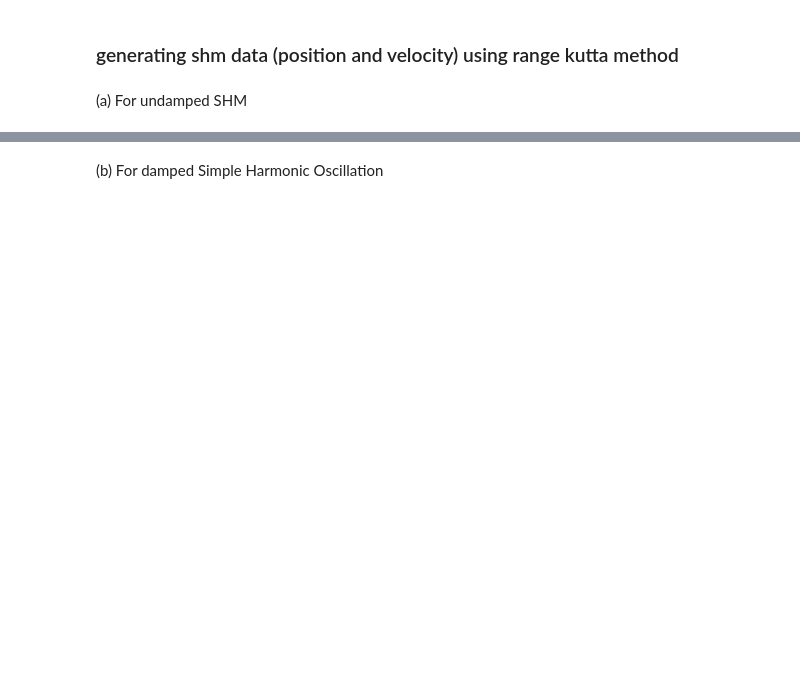
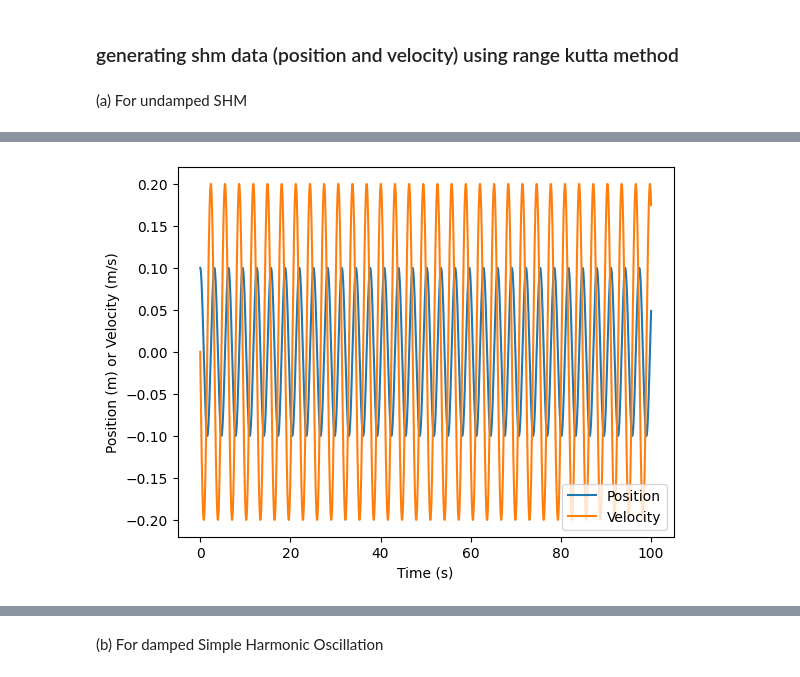
Before and after one commit to oops-moment/Van-der-Pol-informed-Neural-Networks, a Jupyter notebook: code.ipynb, the cells around one changed output, grey strips where cells are left out. Cells and saved outputs as stored; diff of their text form; code cells hidden in the pictures; blank space fills up the shorter version.

```diff
--- a/code.ipynb
+++ b/code.ipynb
@@ -36,6 +39,18 @@ from data_gen.lorenz import lorenz
 # %%
 def vanderpol(x, y, mu):
   return (y, mu*(1-x**2)*y - x)
+
+def rk4(f, x0, y0, dt, mu):
+
+  k1 = f(x0, y0, mu)
+  k2 = f(x0 + dt/2, y0 + dt/2 * k1[0], mu)
+  k3 = f(x0 + dt/2, y0 + dt/2 * k2[0], mu)
+  k4 = f(x0 + dt, y0 + dt * k3[0], mu)
+
+  x_new = x0 + dt/6 * (k1[0] + 2*k2[0] + 2*k3[0] + k4[0])
+  y_new = y0 + dt/6 * (k1[1] + 2*k2[1] + 2*k3[1] + k4[1])
+
+  return [x_new, y_new]
 
 mu = 4  # Parameter for nonlinearity
 t_start = 0  # Starting time
@@ -64,8 +79,8 @@ print("Time:", t)
 print("x:", x)
 print("dx/dt:", y)
 
-with open("../Dataset/van_der_pol_data.dat", "wb") as file:
-
+with open(r'D:\Prisha\SEM 6\Van-der-Pol-informed-Neural-Networks\Dataset\van_der_pol_intermittency.dat', "wb") as file:
+    # Your code for writing to the file goes here
   for i in range(len(t)):
     velocity_bytes = str(y[i]).encode() + b' '  # Add space after converting to bytes
     position_bytes = str(x[i]).encode() + b'\n'  # Add newline after converting to bytes
@@ -147,0 +135,65 @@ plot_initial_graphs(time, velocity, position)
+# %%
+import numpy as np
+
+def shm_rk4(mass, spring_constant, initial_position, initial_velocity, time_step, num_steps):
+
+  omega = np.sqrt(spring_constant / mass)  # Angular frequency
+
+  time = np.linspace(0, time_step * num_steps, num_steps + 1)
+  position = np.zeros(num_steps + 1)
+  velocity = np.zeros(num_steps + 1)
+
+  position[0] = initial_position
+  velocity[0] = initial_velocity
+
+  for i in range(1, num_steps + 1):
+    k1_p = velocity[i - 1]
+    k1_v = -omega**2 * position[i - 1]
+
+    k2_p = velocity[i - 1] + 0.5 * time_step * k1_v
+    k2_v = -omega**2 * (position[i - 1] + 0.5 * time_step * k1_p)
+
+    k3_p = velocity[i - 1] + 0.5 * time_step * k2_v
+    k3_v = -omega**2 * (position[i - 1] + 0.5 * time_step * k2_p)
+
+    k4_p = velocity[i - 1] + time_step * k3_v
+    k4_v = -omega**2 * (position[i - 1] + time_step * k3_p)
+
+    position[i] = position[i - 1] + time_step * (k1_p + 2 * k2_p + 2 * k3_p + k4_p) / 6
+    velocity[i] = velocity[i - 1] + time_step * (k1_v + 2 * k2_v + 2 * k3_v + k4_v) / 6
+
+  return time, position, velocity
+
+# Example usage
+mass = 1.0  # kg
+spring_constant = 4.0  # N/m
+initial_position = 0.1  # m
+initial_velocity = 0.0  # m/s
+time_step = 0.01  # s
+num_steps = 10000
+
+time, position, velocity = shm_rk4(mass, spring_constant, initial_position, initial_velocity, time_step, num_steps)
+
+import matplotlib.pyplot as plt
+
+plt.plot(time, position, label="Position")
+plt.plot(time, velocity, label="Velocity")
+plt.xlabel("Time (s)")
+plt.ylabel("Position (m) or Velocity (m/s)")
+plt.legend()
+plt.show()
+
+plt.plot(velocity, position, label="Position")
+plt.xlabel("Velocity")
+plt.ylabel("Position")
+plt.legend()
+plt.show()
+with open(r'D:\Prisha\SEM 6\Van-der-Pol-informed-Neural-Networks\Dataset\shm_data.dat', "wb") as file:
+  for i in range(len(t)):
+    # Convert velocity and position to bytes before writing
+    velocity_bytes = str(velocity[i]).encode() + b' '  # Add space after converting to bytes
+    position_bytes = str(position[i]).encode() + b'\n'  # Add newline after converting to bytes
+    file.write(velocity_bytes)
+    file.write(position_bytes)
+# %% [output]
+[figure, added]
```
Also changed, not shown: parts of 40 cells of this notebook, 12 other files.
